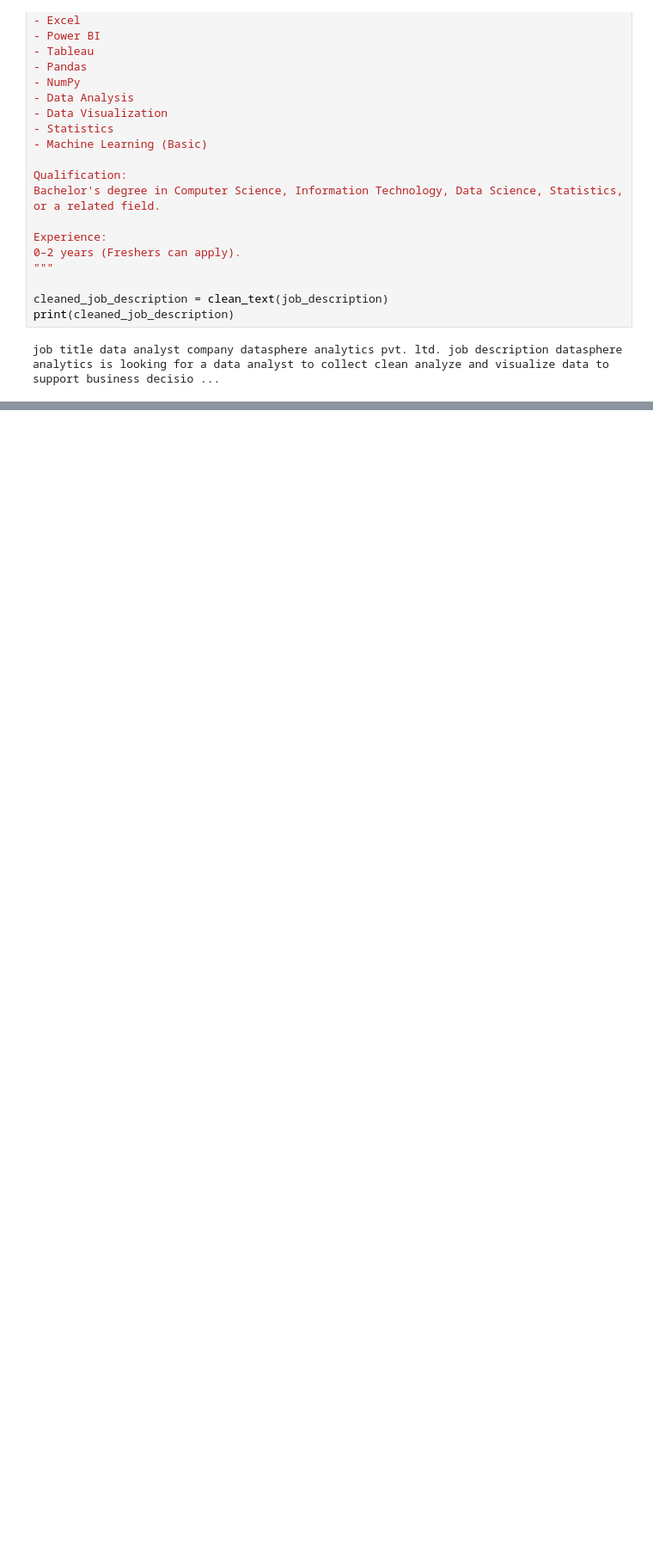
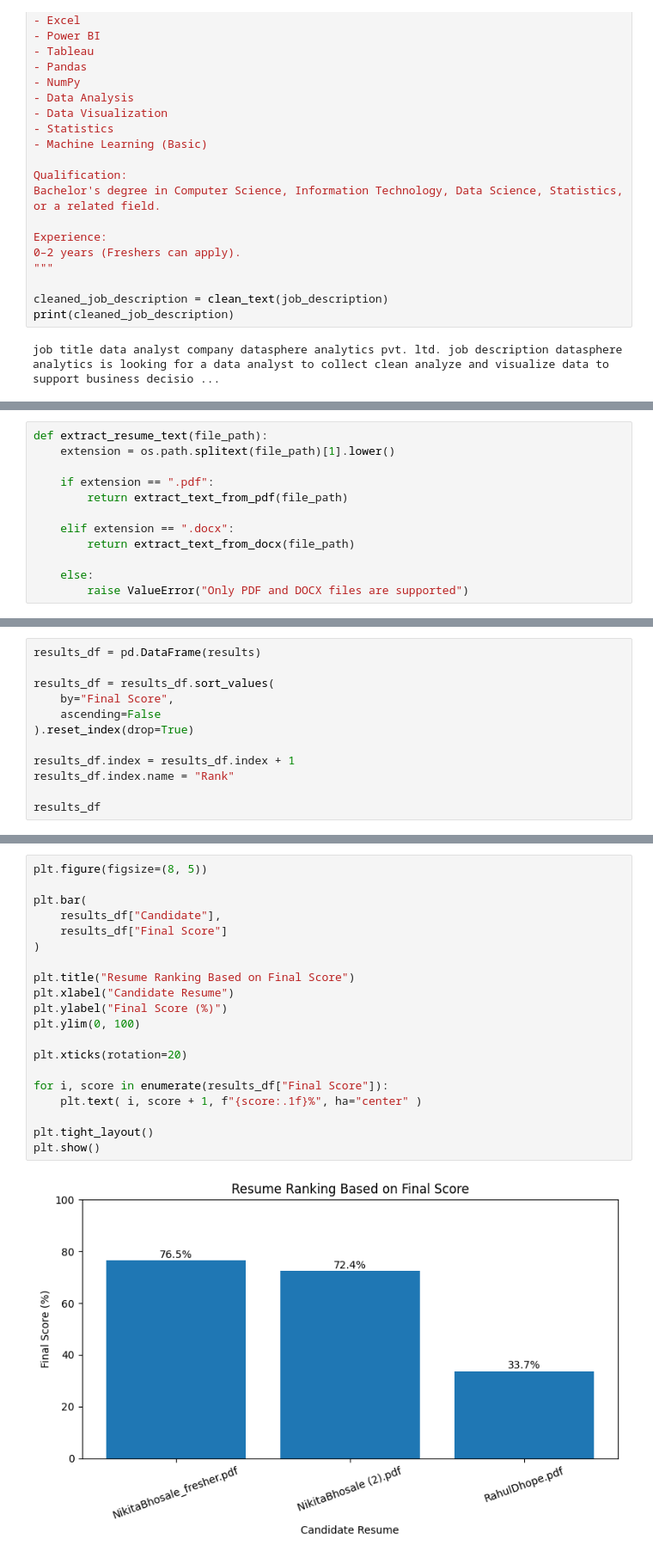
Before and after one commit to bhosalenikita258-coder/AI-Based-Resume-Screening, a Jupyter notebook: AI-Based Resume Screening System.ipynb, the cells around one changed output, grey strips where cells are left out. Shown at 86% size. Cells and saved outputs as stored; diff of their text form; blank space fills up the shorter version.

Commit message:
AI-Based Resume Screening System
AI-Based Resume Screening System

```diff
--- a/AI-Based Resume Screening System.ipynb
+++ b/AI-Based Resume Screening System.ipynb
@@ -243,0 +180,12 @@ communication, problem solving
+# %%
+def extract_resume_text(file_path):
+    extension = os.path.splitext(file_path)[1].lower()
+
+    if extension == ".pdf":
+        return extract_text_from_pdf(file_path)
+
+    elif extension == ".docx":
+        return extract_text_from_docx(file_path)
+
+    else:
+        raise ValueError("Only PDF and DOCX files are supported")
@@ -243,0 +255,12 @@ communication, problem solving
+# %%
+results_df = pd.DataFrame(results)
+
+results_df = results_df.sort_values(
+    by="Final Score",
+    ascending=False
+).reset_index(drop=True)
+
+results_df.index = results_df.index + 1
+results_df.index.name = "Rank"
+
+results_df
@@ -243,0 +273,22 @@ communication, problem solving
+# %%
+plt.figure(figsize=(8, 5))
+
+plt.bar(
+    results_df["Candidate"],
+    results_df["Final Score"]
+)
+
+plt.title("Resume Ranking Based on Final Score")
+plt.xlabel("Candidate Resume")
+plt.ylabel("Final Score (%)")
+plt.ylim(0, 100)
+
+plt.xticks(rotation=20)
+
+for i, score in enumerate(results_df["Final Score"]):
+    plt.text( i, score + 1, f"{score:.1f}%", ha="center" )
+
+plt.tight_layout()
+plt.show()
+# %% [output]
+[figure, added]
```
Also changed, not shown: parts of 14 cells of this notebook.
